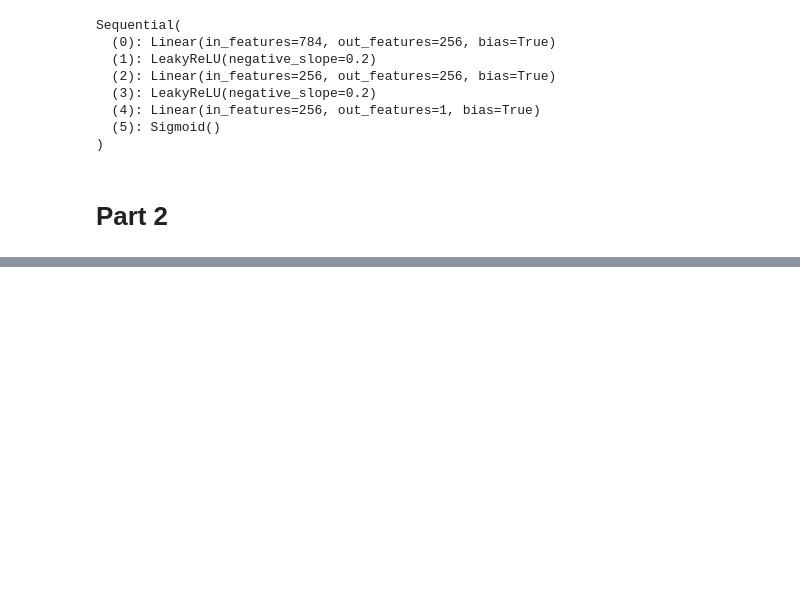
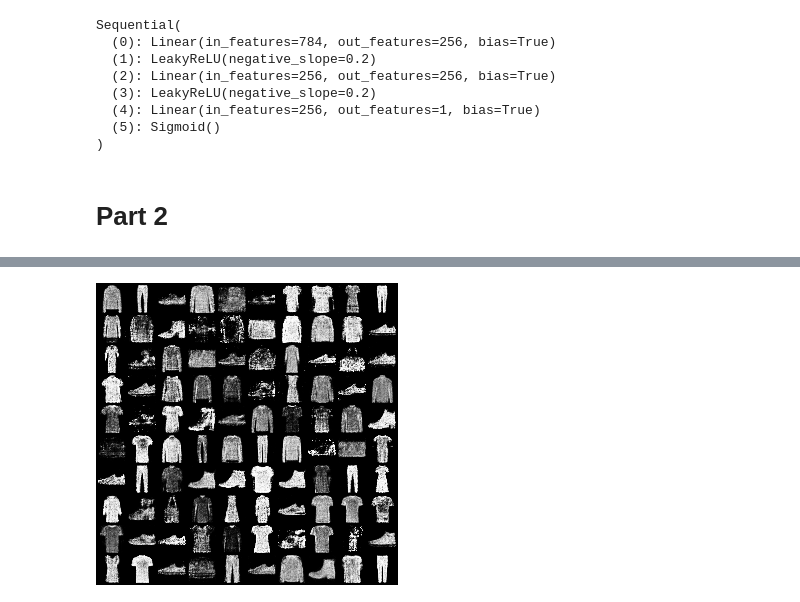
Before and after one commit to sgwlee96/Fall2024, a Jupyter notebook: DATA255/homework5/homework5_SungwonLee.ipynb, the cells around one changed output, grey strips where cells are left out. Cells and saved outputs as stored; diff of their text form; code cells hidden in the pictures; blank space fills up the shorter version.

```diff
--- a/DATA255/homework5/homework5_SungwonLee.ipynb
+++ b/DATA255/homework5/homework5_SungwonLee.ipynb
@@ -492,0 +752,4 @@ Sequential(
+# %%
+Image("./LSGAN_images_dir/fake_images-0600.png")
+# %% [output]
+[figure, added]
```
Also changed, not shown: parts of 19 cells of this notebook, 2 other files.
